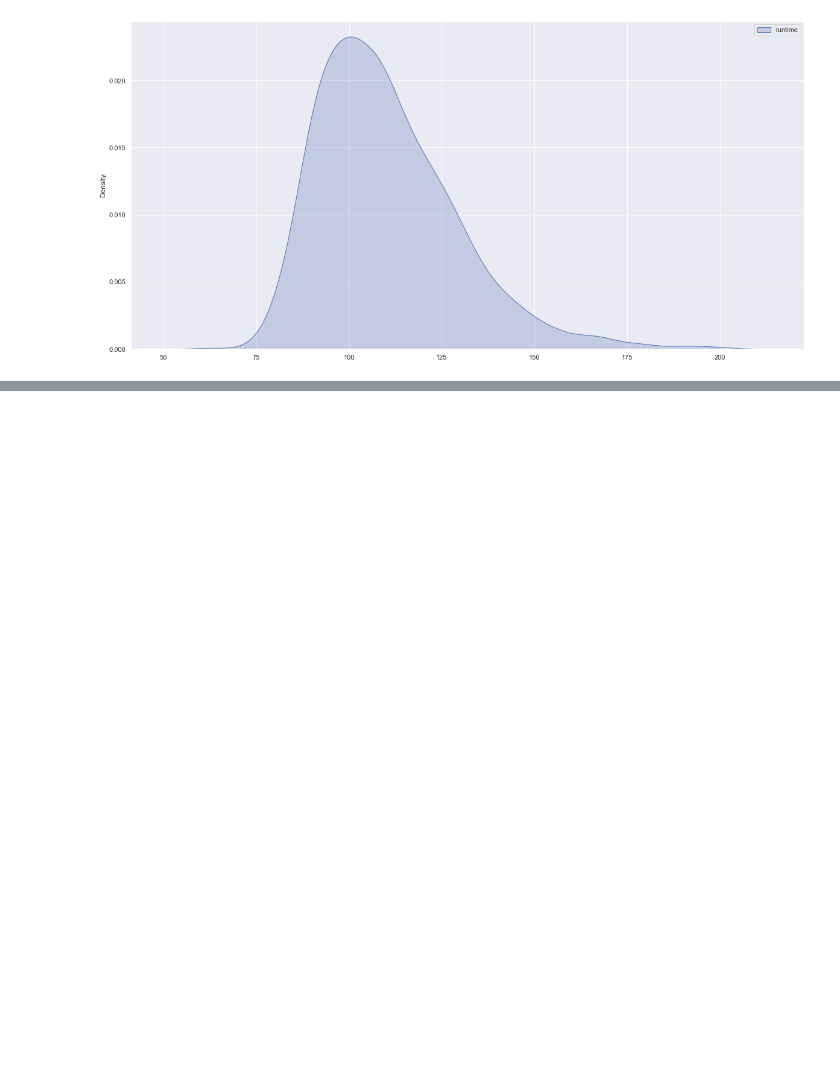
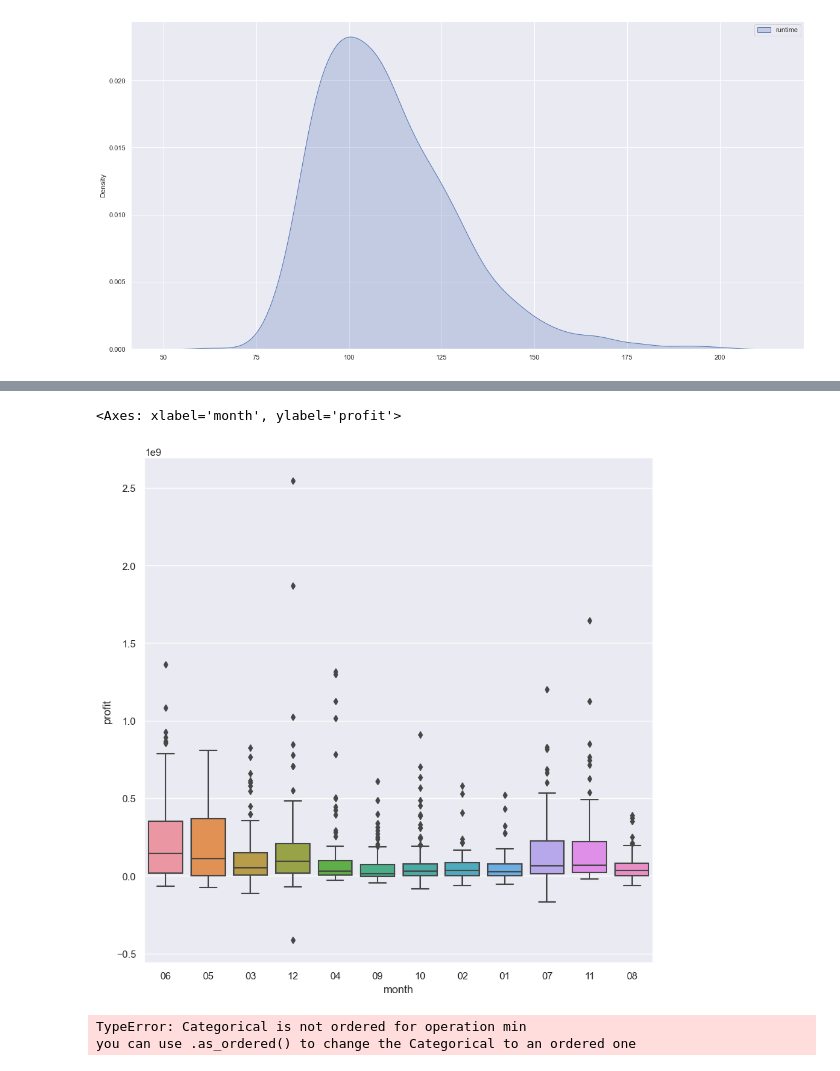
Before and after one commit to liekzhe/SC1015mini_project, a Jupyter notebook: EDA.ipynb, the cells around one changed output, grey strips where cells are left out. Saved outputs shown, nothing was run; the diff lists cells and outputs as text; code cells hidden in the pictures; blank space fills up the shorter version.

```diff
--- a/EDA.ipynb
+++ b/EDA.ipynb
@@ -422,0 +468,6 @@ sb.kdeplot(data=runtime, shade=True)
+# %%
+#sort the motnh
+sort_month = release_month.sort_values('month', ascending=True)
+
+# view the sorted dataframe
+print(sort_month)
@@ -422,0 +489,25 @@ sb.kdeplot(data=runtime, shade=True)
+# %%
+plt.figure(figsize=(10, 10))
+data2=pd.concat([success_data['profit'], sort_month['month']], axis=1)
+sb.boxplot(data=data2, x="month", y="profit", orient = 'v')
+# %% [output]
+<Axes: xlabel='month', ylabel='profit'>
+[figure, added]
+# %%
+import seaborn as sns
+import matplotlib.pyplot as plt
+
+# Load example dataset
+tips = sns.load_dataset("tips")
+
+# Create boxplot
+# sns.boxplot(x="day", y="total_bill", data=tips)
+
+# Fit regression line
+sns.regplot(x="day", y="total_bill", data=tips, scatter=False, color='red')
+
+# Show plot
+plt.show()
+# %% [output]
+TypeError: Categorical is not ordered for operation min
+you can use .as_ordered() to change the Categorical to an ordered one
```
Also changed, not shown: parts of 12 cells of this notebook, 3 other files.
